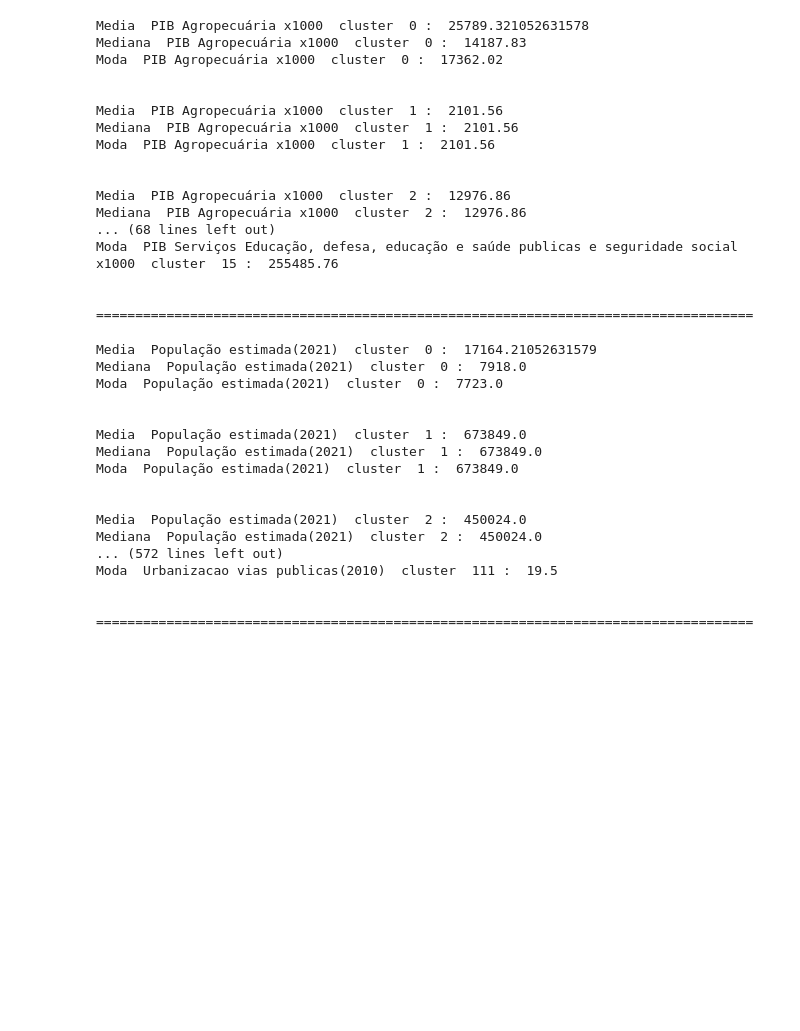
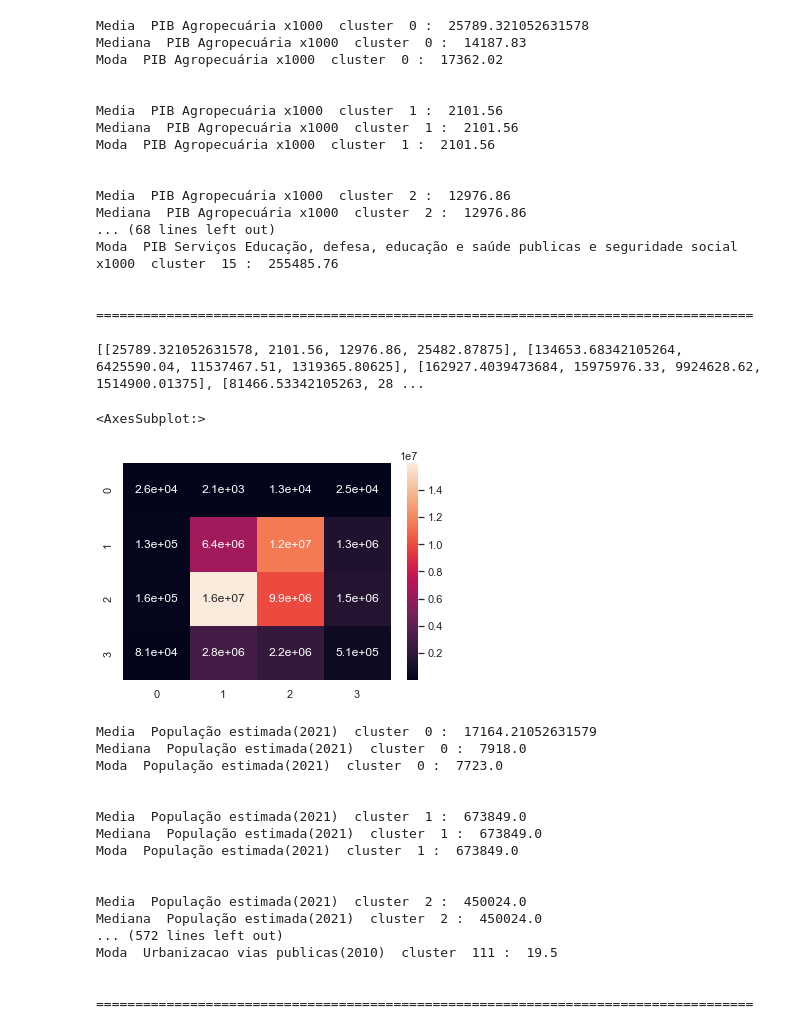
Before and after one commit to TavaresCarlos/TerrainIntelGIS, a Jupyter notebook: notebook/PIB municipios.ipynb, the cells around one changed output. Saved outputs shown, nothing was run; the diff lists cells and outputs as text; code cells hidden in the pictures; blank space fills up the shorter version.

```diff
--- a/notebook/PIB municipios.ipynb
+++ b/notebook/PIB municipios.ipynb
@@ -811,8 +861,10 @@ cidades = [c0, c1, c2, c3]
 valores = []
 c = 0
 n = ["PIB Agropecuária x1000","PIB Industria x1000","PIB Serviços (sem educação, defesa, educação e saúde publicas e seguridade social) x1000","PIB Serviços Educação, defesa, educação e saúde publicas e seguridade social x1000"]
+media = []
 
 for nome in n:
+    m = []
     for cluster in cidades:
         #Para i em c0, c1, c2 e c3:
         for i in cluster:
@@ -823,11 +875,13 @@ for nome in n:
                 valores.append(float(j))
 
         print("Media ", nome, " cluster ", c, ": ", stats.mean(valores))
+        m.append(stats.mean(valores))
         print("Mediana ", nome, " cluster ", c, ": ", stats.median(valores))
         print("Moda ", nome, " cluster ", c, ": ", stats.mode(valores))
         print("\n")
         c = c + 1
         valores = []
+    media.append(m)
     print('====================================================================================')
 # %% [output]
 Media  PIB Agropecuária x1000  cluster  0 :  25789.321052631578
@@ -847,6 +901,18 @@ Moda  PIB Serviços Educação, defesa, educação e saúde publicas e seguridad
 
 
 ====================================================================================
+# %%
+import seaborn as sns
+print(media)
+'''
+y = número do cluster
+x =
+'''
+sns.heatmap(media, annot=True)
+# %% [output]
+[[25789.321052631578, 2101.56, 12976.86, 25482.87875], [134653.68342105264, 6425590.04, 11537467.51, 1319365.80625], [162927.4039473684, 15975976.33, 9924628.62, 1514900.01375], [81466.53342105263, 28 ...
+<AxesSubplot:>
+[figure, added]
 # %%
 #Dataset IBGE
 
```
Also changed, not shown: parts of 11 cells of this notebook, 2 other files.
